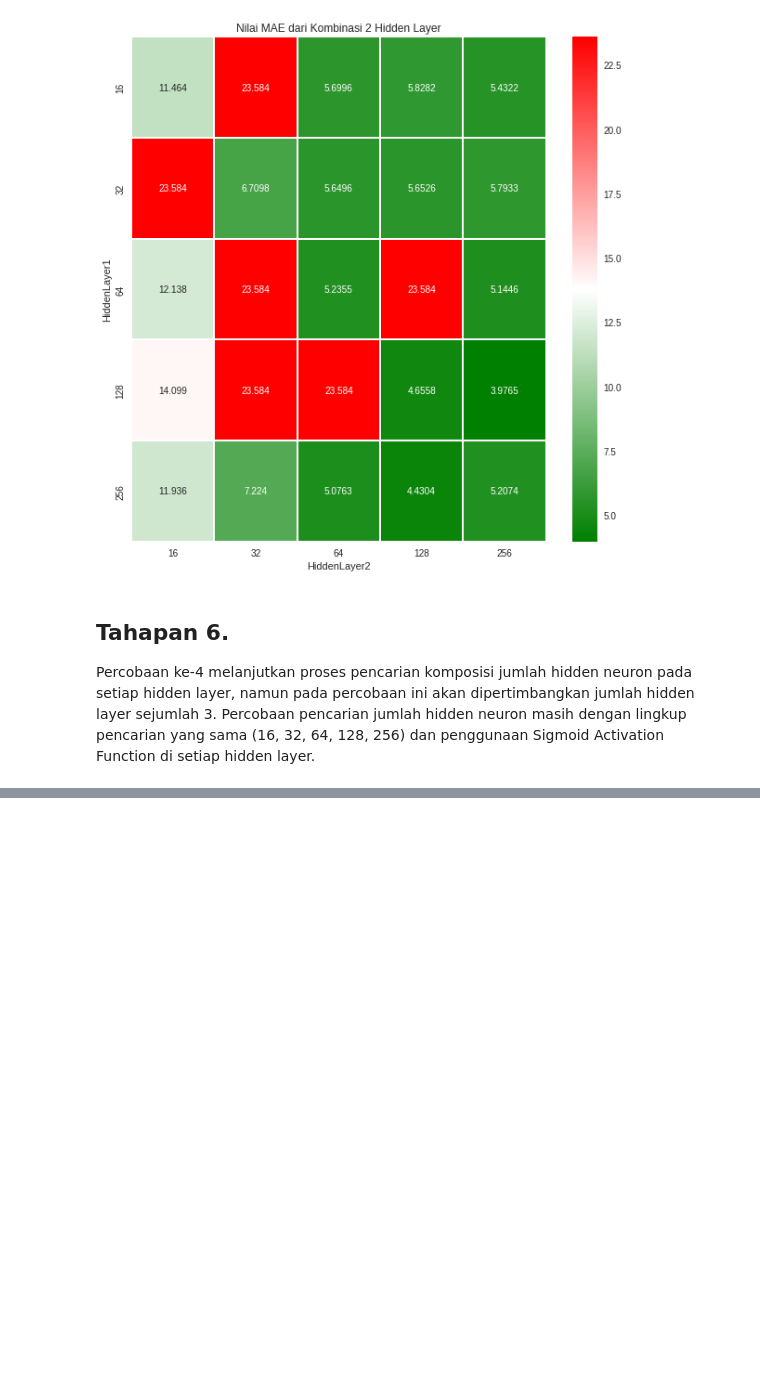
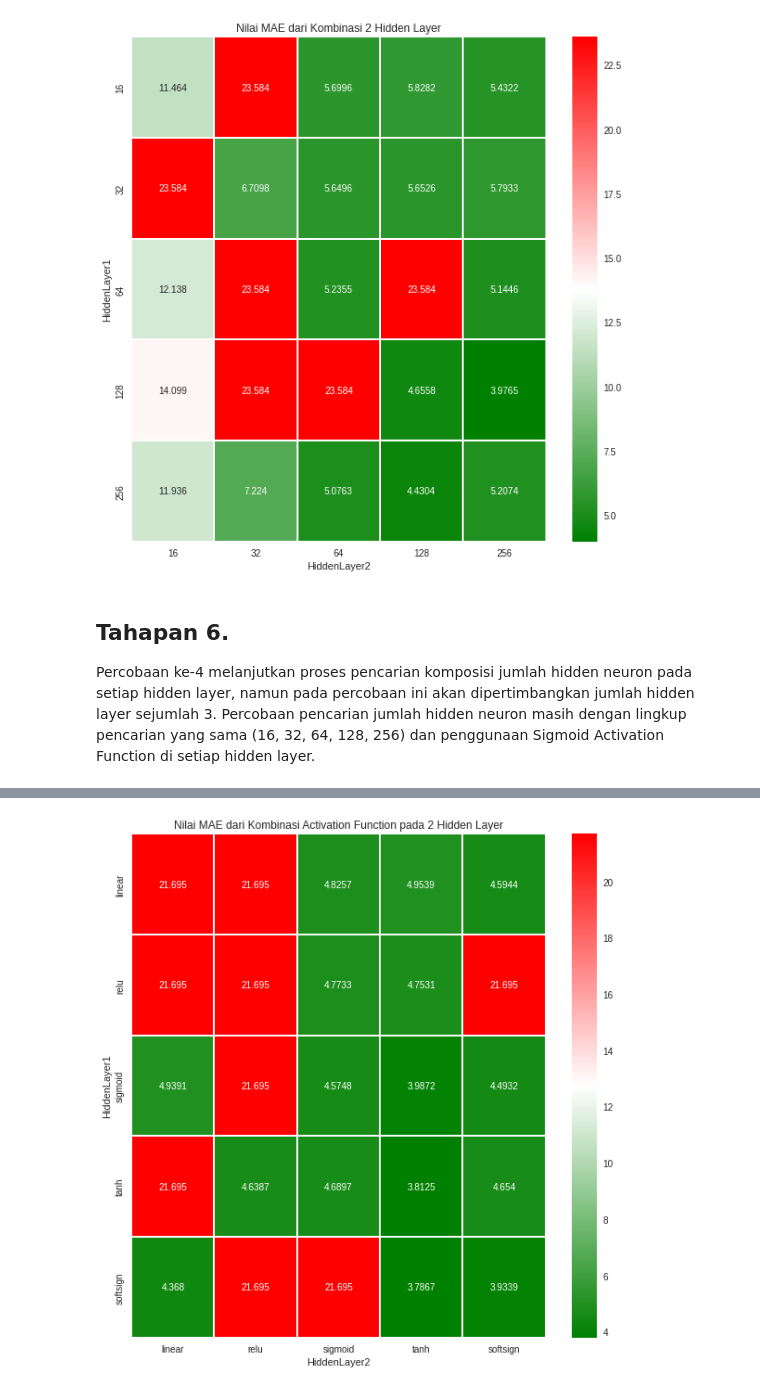
Before and after one commit to rehgend/EksplorasiHyperparameterCNN_NN, a Jupyter notebook: Tugas 1B - Regresi Boston Housing Price dengan ANN.ipynb, the cells around one changed output, grey strips where cells are left out. Saved outputs shown, nothing was run; the diff lists cells and outputs as text; code cells hidden in the pictures; blank space fills up the shorter version.

```diff
--- a/Tugas 1B - Regresi Boston Housing Price dengan ANN.ipynb
+++ b/Tugas 1B - Regresi Boston Housing Price dengan ANN.ipynb
@@ -255,0 +344,31 @@ Percobaan ke-4 melanjutkan proses pencarian komposisi jumlah hidden neuron pada
+# %%
+#Nilai Terbaik NumHiddenLayer = 2
+#Nilai Terbaik NumHiddenNeuronPerLayer = 128 dan 256
+#Nilai Pencarian ActivationFuncPerLayer = linear, relu, sigmoid, tanh, dan softsign
+
+BATCH_SIZE = 50
+EPOCHS = 80
+opt = RMSprop(learning_rate=0.001)
+NumHiddenLayer = 2
+NumHiddenNeuronPerLayer = [128, 256]
+data_val_error5 = []
+
+Var_ActivationFunc = ['linear', 'relu', 'sigmoid', 'tanh', 'softsign']
+
+for ActFuncLayer1 in Var_ActivationFunc :
+  data_val_error_perlayer1 = []
+  for ActFuncLayer2 in Var_ActivationFunc :
+    ActivationFuncPerLayer = [ActFuncLayer1, ActFuncLayer2, 'relu']
+    model_percobaan5 = build_ann_model(NumHiddenLayer, NumHiddenNeuronPerLayer, ActivationFuncPerLayer)
+    model_percobaan5.build((None, 13))
+    model_percobaan5.compile(optimizer=opt, loss='mean_absolute_error', metrics=['mean_absolute_error'])
+    model_percobaan5.summary()
+    model_percobaan5.fit(x_train, y_train, batch_size=BATCH_SIZE, epochs=EPOCHS)
+    loss_val, acc_val = model_percobaan5.evaluate(x_valid, y_valid)
+    data_val_error_perlayer1.append(loss_val)
+
+  # Memasukkan data validation error (MAE) ke array penyimpanan error keseluruhan untuk setiap setting nilai pada Hidden Layer ke-1
+  data_val_error5.append(data_val_error_perlayer1)
+
+dframe_val_error5 = pd.DataFrame(data_val_error5, index = Var_ActivationFunc, columns = Var_ActivationFunc)
+print(dframe_val_error5)
@@ -255,0 +393,11 @@ Percobaan ke-4 melanjutkan proses pencarian komposisi jumlah hidden neuron pada
+# %%
+# Melakukan ploting nilai MAE dari beberapa kombinasi activation function pada 2 hidden layer di Heatmap
+plt.style.use("seaborn")
+plt.figure(figsize=(10,10))
+warna_heatmap = LinearSegmentedColormap.from_list('gr',["g", "w", "r"], N=256)
+heat_map = sns.heatmap(dframe_val_error5, linewidth = 1 , annot = True, fmt='.5g', cmap=warna_heatmap)
+heat_map.set(xlabel='HiddenLayer2', ylabel='HiddenLayer1')
+plt.title( "Nilai MAE dari Kombinasi Activation Function pada 2 Hidden Layer" )
+plt.show()
+# %% [output]
+[figure, added]
```
Also changed, not shown: parts of 17 cells of this notebook.
